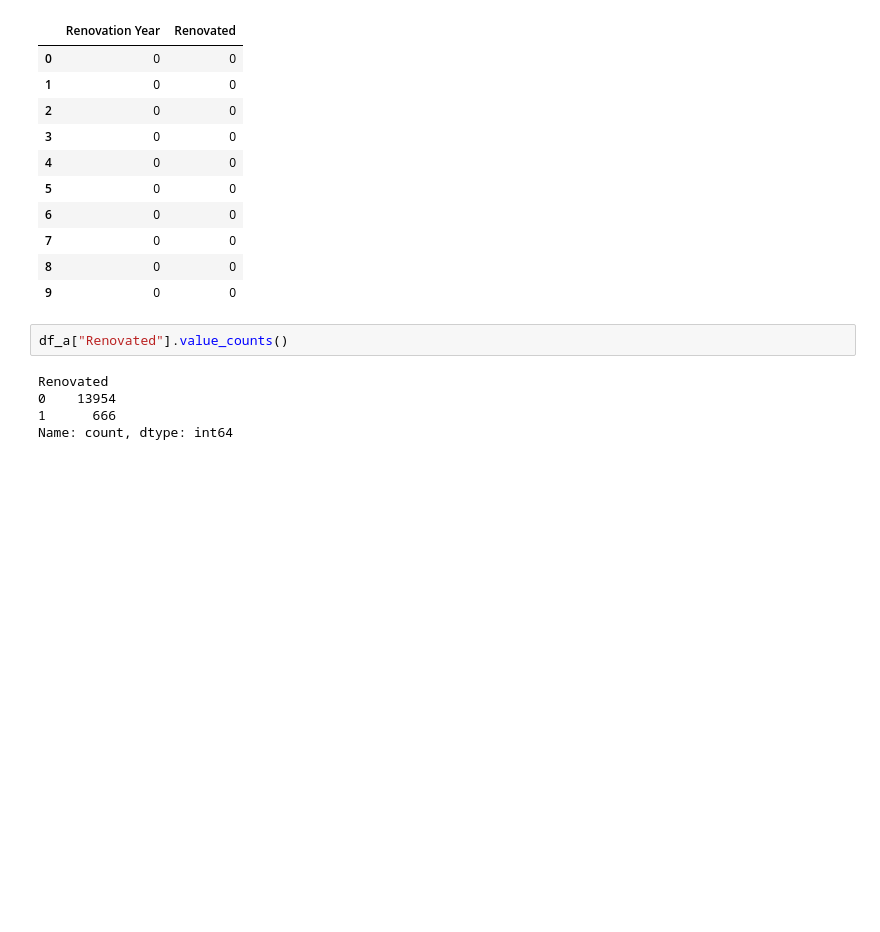
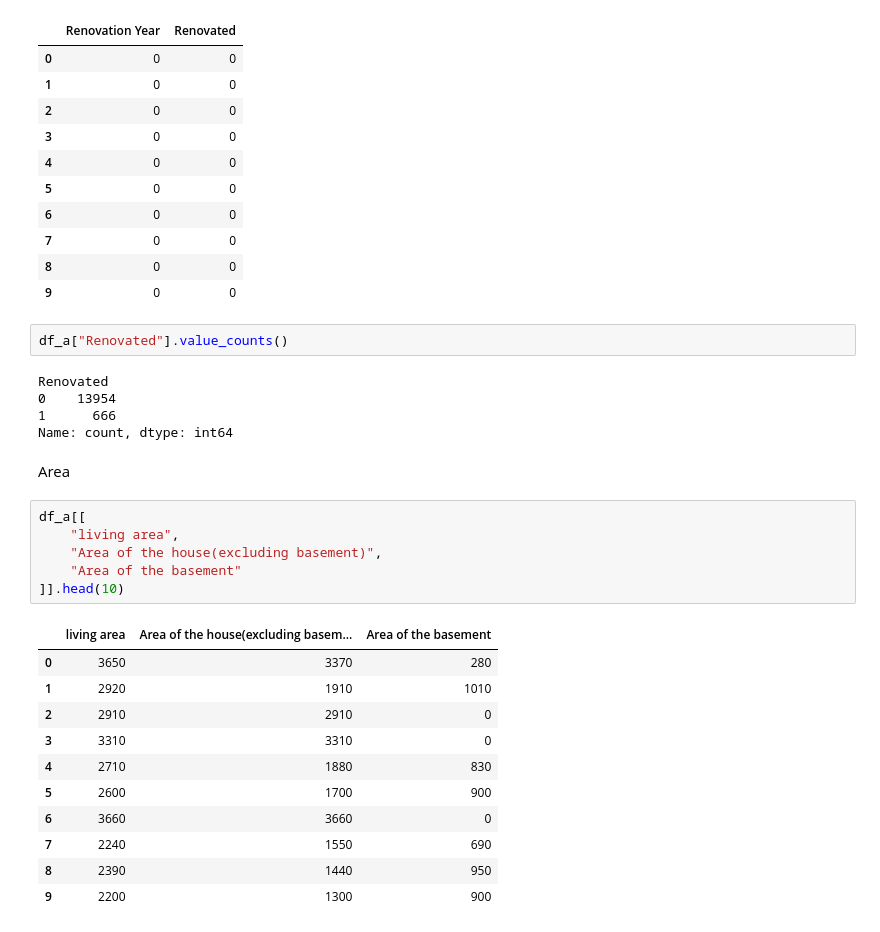
Before and after one commit to patelshivam109/AI-Powered-Real-Estate-Intelligence-Valuation-Investment-Recommendation-Platform, a Jupyter notebook: notebooks/01_data_cleaning.ipynb, the cells around one changed output. Saved outputs shown, nothing was run; the diff lists cells and outputs as text; blank space fills up the shorter version.

```diff
--- a/notebooks/01_data_cleaning.ipynb
+++ b/notebooks/01_data_cleaning.ipynb
@@ -228,3 +228,23 @@ Renovated
 0    13954
 1      666
 Name: count, dtype: int64
+# %% [markdown]
+Area
+# %%
+df_a[[
+    "living area",
+    "Area of the house(excluding basement)",
+    "Area of the basement"
+]].head(10)
+# %% [output]
+|  | living area | Area of the house(excluding basem... | Area of the basement |
+| 0 | 3650 | 3370 | 280 |
+| 1 | 2920 | 1910 | 1010 |
+| 2 | 2910 | 2910 | 0 |
+| 3 | 3310 | 3310 | 0 |
+| 4 | 2710 | 1880 | 830 |
+| 5 | 2600 | 1700 | 900 |
+| 6 | 3660 | 3660 | 0 |
+| 7 | 2240 | 1550 | 690 |
+| 8 | 2390 | 1440 | 950 |
+| 9 | 2200 | 1300 | 900 |
```
